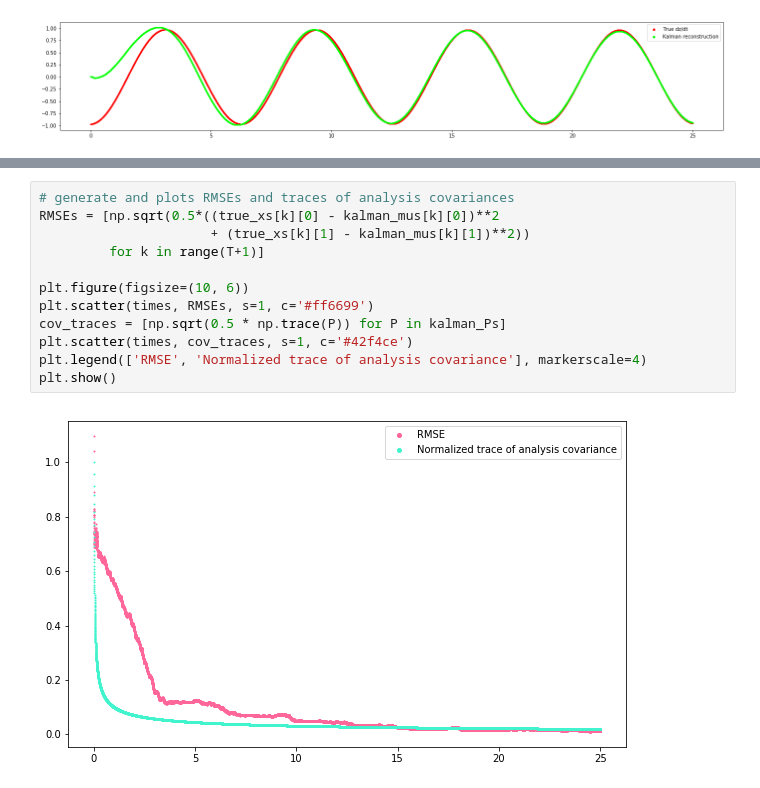
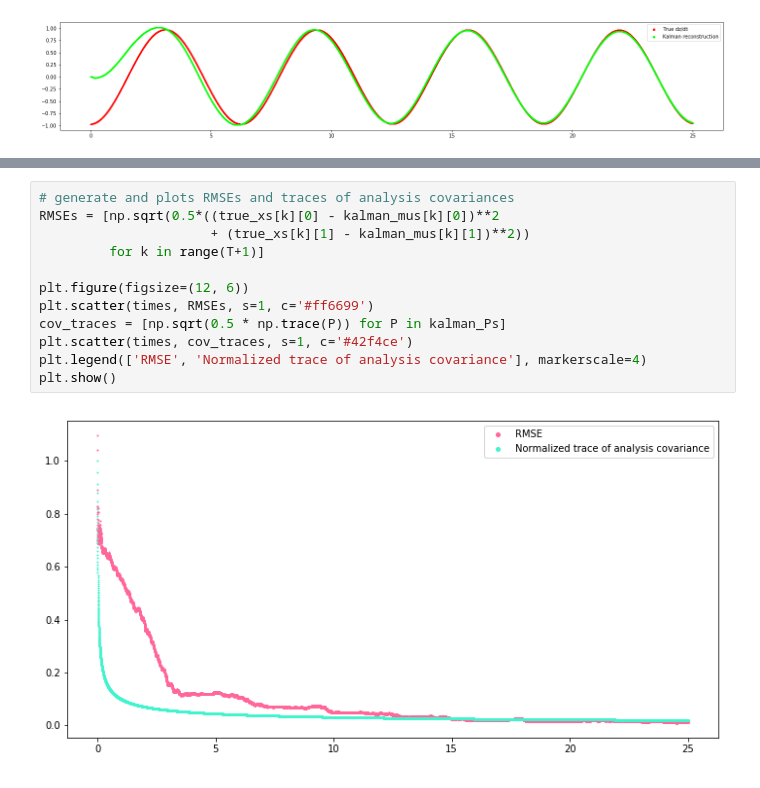
Before and after one commit to codygunton/data-assimilation, a Jupyter notebook: kalman-filter/notebook.ipynb, the cells around one changed output, grey strips where cells are left out. Saved outputs shown, nothing was run; the diff lists cells and outputs as text.

```diff
--- a/kalman-filter/notebook.ipynb
+++ b/kalman-filter/notebook.ipynb
@@ -109,14 +113,14 @@ plt.show()
 # %%
 # generate and plots RMSEs and traces of analysis covariances
 RMSEs = [np.sqrt(0.5*((true_xs[k][0] - kalman_mus[k][0])**2
                       + (true_xs[k][1] - kalman_mus[k][1])**2))
          for k in range(T+1)]
 
-plt.figure(figsize=(10, 6))
+plt.figure(figsize=(12, 6))
 plt.scatter(times, RMSEs, s=1, c='#ff6699')
 cov_traces = [np.sqrt(0.5 * np.trace(P)) for P in kalman_Ps]
 plt.scatter(times, cov_traces, s=1, c='#42f4ce')
 plt.legend(['RMSE', 'Normalized trace of analysis covariance'], markerscale=4)
 plt.show()
 # %% [output]
-[figure, old version]
+[figure, new version]
```
Also changed, not shown: parts of 1 cell of this notebook.
